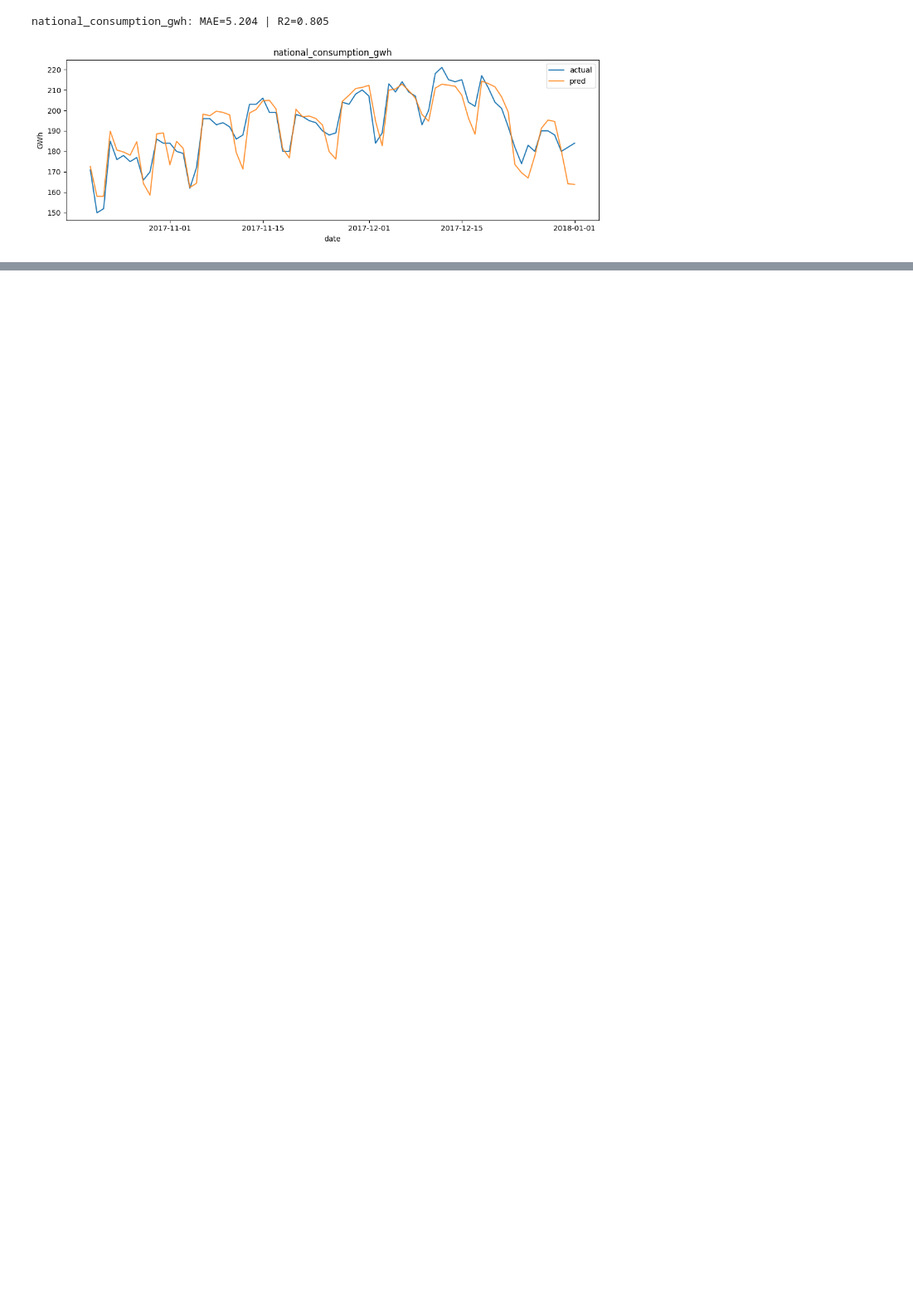
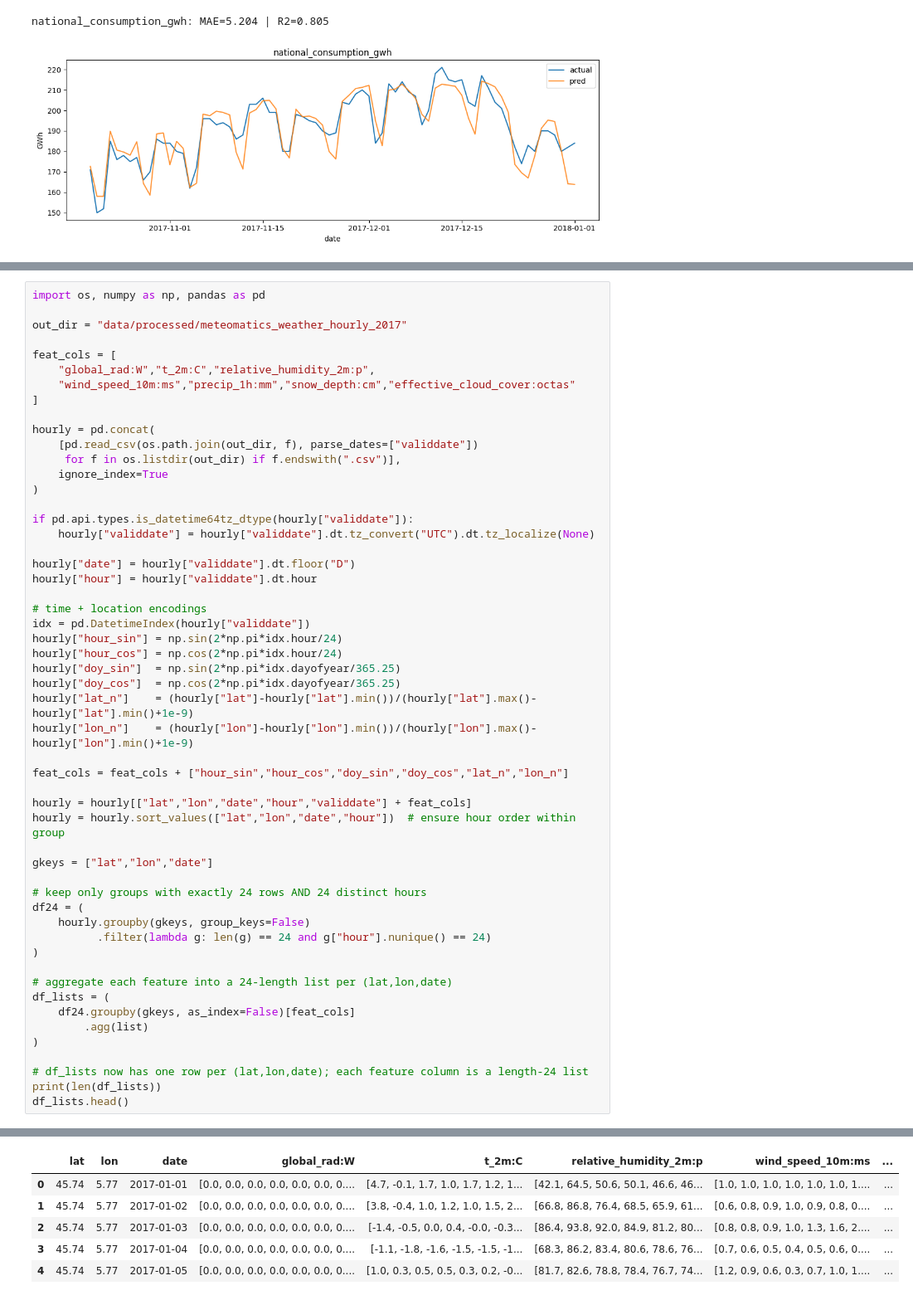
Before and after one commit to marndr/solvion-nasa-space-apps-2025, a Jupyter notebook: notebook.ipynb, the cells around one changed output, grey strips where cells are left out. Shown: that part at 83% size. Drawn from its saved outputs; the diff is of its cells as text; blank space fills up the shorter version.

```diff
--- a/notebook.ipynb
+++ b/notebook.ipynb
@@ -220,0 +314,54 @@ national_consumption_gwh: MAE=5.204 | R2=0.805
+# %%
+import os, numpy as np, pandas as pd
+
+out_dir = "data/processed/meteomatics_weather_hourly_2017"
+
+feat_cols = [
+    "global_rad:W","t_2m:C","relative_humidity_2m:p",
+    "wind_speed_10m:ms","precip_1h:mm","snow_depth:cm","effective_cloud_cover:octas"
+]
+
+hourly = pd.concat(
+    [pd.read_csv(os.path.join(out_dir, f), parse_dates=["validdate"])
+     for f in os.listdir(out_dir) if f.endswith(".csv")],
+    ignore_index=True
+)
+
+if pd.api.types.is_datetime64tz_dtype(hourly["validdate"]):
+    hourly["validdate"] = hourly["validdate"].dt.tz_convert("UTC").dt.tz_localize(None)
+
+hourly["date"] = hourly["validdate"].dt.floor("D")
+hourly["hour"] = hourly["validdate"].dt.hour
+
+# time + location encodings
+idx = pd.DatetimeIndex(hourly["validdate"])
+hourly["hour_sin"] = np.sin(2*np.pi*idx.hour/24)
+hourly["hour_cos"] = np.cos(2*np.pi*idx.hour/24)
+hourly["doy_sin"]  = np.sin(2*np.pi*idx.dayofyear/365.25)
+hourly["doy_cos"]  = np.cos(2*np.pi*idx.dayofyear/365.25)
+hourly["lat_n"]    = (hourly["lat"]-hourly["lat"].min())/(hourly["lat"].max()-hourly["lat"].min()+1e-9)
+hourly["lon_n"]    = (hourly["lon"]-hourly["lon"].min())/(hourly["lon"].max()-hourly["lon"].min()+1e-9)
+
+feat_cols = feat_cols + ["hour_sin","hour_cos","doy_sin","doy_cos","lat_n","lon_n"]
+
+hourly = hourly[["lat","lon","date","hour","validdate"] + feat_cols]
+hourly = hourly.sort_values(["lat","lon","date","hour"])  # ensure hour order within group
+
+gkeys = ["lat","lon","date"]
+
+# keep only groups with exactly 24 rows AND 24 distinct hours
+df24 = (
+    hourly.groupby(gkeys, group_keys=False)
+          .filter(lambda g: len(g) == 24 and g["hour"].nunique() == 24)
+)
+
+# aggregate each feature into a 24-length list per (lat,lon,date)
+df_lists = (
+    df24.groupby(gkeys, as_index=False)[feat_cols]
+        .agg(list)
+)
+
+# df_lists now has one row per (lat,lon,date); each feature column is a length-24 list
+print(len(df_lists))
+df_lists.head()
+# %% [output]
@@ -220,0 +369,6 @@ national_consumption_gwh: MAE=5.204 | R2=0.805
+|  | lat | lon | date | global_rad:W | t_2m:C | relative_humidity_2m:p | wind_speed_10m:ms | ... |
+| 0 | 45.74 | 5.77 | 2017-01-01 | [0.0, 0.0, 0.0, 0.0, 0.0, 0.0, 0.... | [4.7, -0.1, 1.7, 1.0, 1.7, 1.2, 1... | [42.1, 64.5, 50.6, 50.1, 46.6, 46... | [1.0, 1.0, 1.0, 1.0, 1.0, 1.0, 1.... | ... |
+| 1 | 45.74 | 5.77 | 2017-01-02 | [0.0, 0.0, 0.0, 0.0, 0.0, 0.0, 0.... | [3.8, -0.4, 1.0, 1.2, 1.0, 1.5, 2... | [66.8, 86.8, 76.4, 68.5, 65.9, 61... | [0.6, 0.8, 0.9, 1.0, 0.9, 0.8, 0.... | ... |
+| 2 | 45.74 | 5.77 | 2017-01-03 | [0.0, 0.0, 0.0, 0.0, 0.0, 0.0, 0.... | [-1.4, -0.5, 0.0, 0.4, -0.0, -0.3... | [86.4, 93.8, 92.0, 84.9, 81.2, 80... | [0.8, 0.8, 0.9, 1.0, 1.3, 1.6, 2.... | ... |
+| 3 | 45.74 | 5.77 | 2017-01-04 | [0.0, 0.0, 0.0, 0.0, 0.0, 0.0, 0.... | [-1.1, -1.8, -1.6, -1.5, -1.5, -1... | [68.3, 86.2, 83.4, 80.6, 78.6, 76... | [0.7, 0.6, 0.5, 0.4, 0.5, 0.6, 0.... | ... |
+| 4 | 45.74 | 5.77 | 2017-01-05 | [0.0, 0.0, 0.0, 0.0, 0.0, 0.0, 0.... | [1.0, 0.3, 0.5, 0.5, 0.3, 0.2, -0... | [81.7, 82.6, 78.8, 78.4, 76.7, 74... | [1.2, 0.9, 0.6, 0.3, 0.7, 1.0, 1.... | ... |
```
Also changed, not shown: parts of 14 cells of this notebook.
